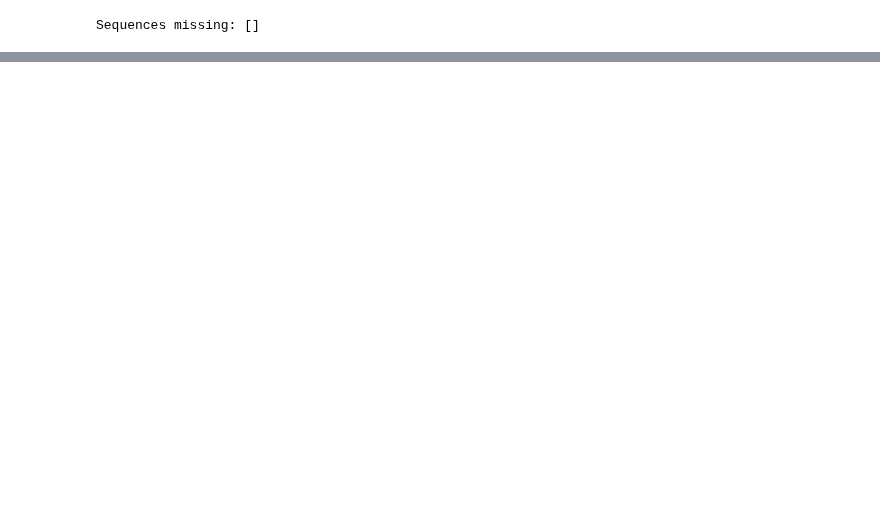
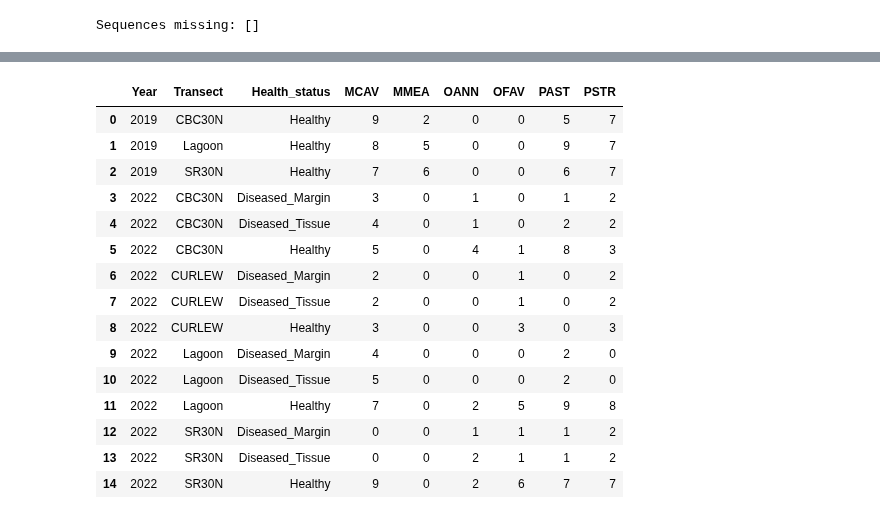
Before and after one commit to brookewicz/CBC_metagenomics, a Jupyter notebook: all_sctld/sample_lists.ipynb, the cells around one changed output, grey strips where cells are left out. Saved outputs shown, nothing was run; the diff lists cells and outputs as text; code cells hidden in the pictures; blank space fills up the shorter version.

```diff
--- a/all_sctld/sample_lists.ipynb
+++ b/all_sctld/sample_lists.ipynb
@@ -194,0 +344,14 @@ Sequences missing: []
+# %%
+# just pre- and post- disease for each sp
+
+# group 2019s and 2022s
+table = summary_table.copy()
+table['Year'] = table.index.astype(str).str[-4:].astype(int)
+
+condensed = (
+    table
+    .groupby(['Year', 'Health_status'])
+    .sum(numeric_only=True)
+    .reset_index()
+)
+condensed
@@ -194,0 +364,25 @@ Sequences missing: []
+# %%
+condensed2 = (
+    table
+    .groupby(['Year', 'Transect','Health_status'])
+    .sum(numeric_only=True)
+    .reset_index()
+)
+condensed2
+# %% [output]
+|  | Year | Transect | Health_status | MCAV | MMEA | OANN | OFAV | PAST | PSTR |
+| 0 | 2019 | CBC30N | Healthy | 9 | 2 | 0 | 0 | 5 | 7 |
+| 1 | 2019 | Lagoon | Healthy | 8 | 5 | 0 | 0 | 9 | 7 |
+| 2 | 2019 | SR30N | Healthy | 7 | 6 | 0 | 0 | 6 | 7 |
+| 3 | 2022 | CBC30N | Diseased_Margin | 3 | 0 | 1 | 0 | 1 | 2 |
+| 4 | 2022 | CBC30N | Diseased_Tissue | 4 | 0 | 1 | 0 | 2 | 2 |
+| 5 | 2022 | CBC30N | Healthy | 5 | 0 | 4 | 1 | 8 | 3 |
+| 6 | 2022 | CURLEW | Diseased_Margin | 2 | 0 | 0 | 1 | 0 | 2 |
+| 7 | 2022 | CURLEW | Diseased_Tissue | 2 | 0 | 0 | 1 | 0 | 2 |
+| 8 | 2022 | CURLEW | Healthy | 3 | 0 | 0 | 3 | 0 | 3 |
+| 9 | 2022 | Lagoon | Diseased_Margin | 4 | 0 | 0 | 0 | 2 | 0 |
+| 10 | 2022 | Lagoon | Diseased_Tissue | 5 | 0 | 0 | 0 | 2 | 0 |
+| 11 | 2022 | Lagoon | Healthy | 7 | 0 | 2 | 5 | 9 | 8 |
+| 12 | 2022 | SR30N | Diseased_Margin | 0 | 0 | 1 | 1 | 1 | 2 |
+| 13 | 2022 | SR30N | Diseased_Tissue | 0 | 0 | 2 | 1 | 1 | 2 |
+| 14 | 2022 | SR30N | Healthy | 9 | 0 | 2 | 6 | 7 | 7 |
```
Also changed, not shown: parts of 24 cells of this notebook.
